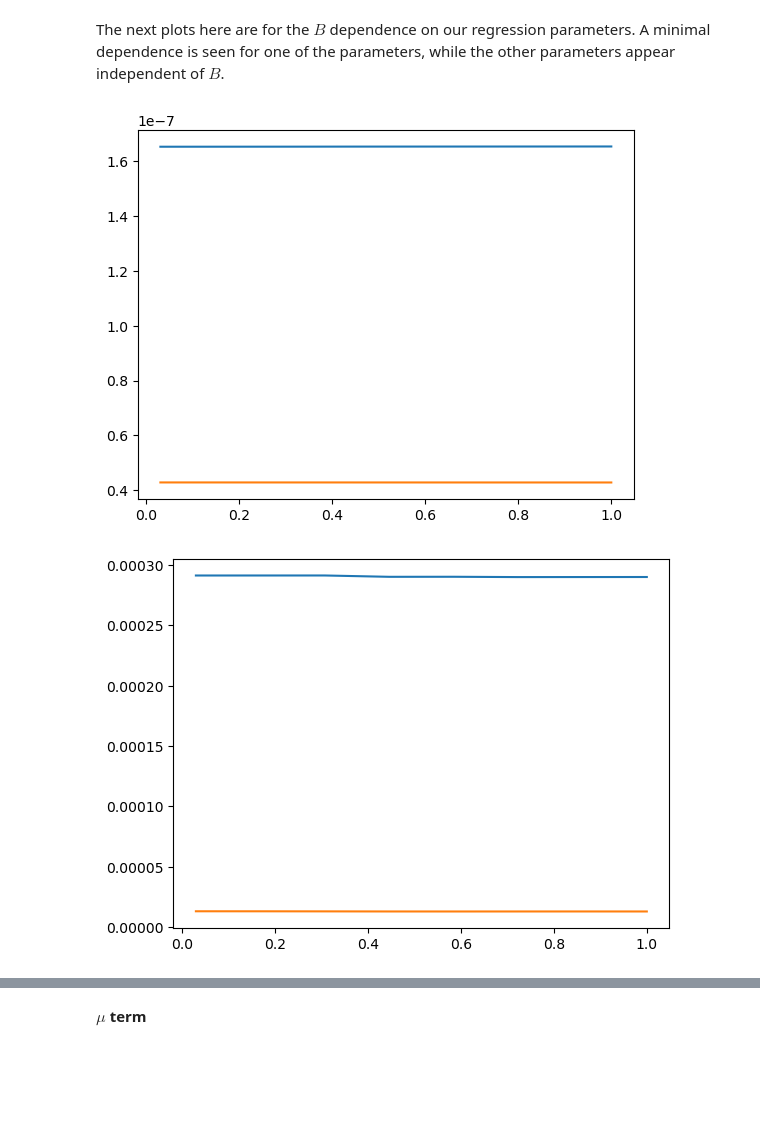
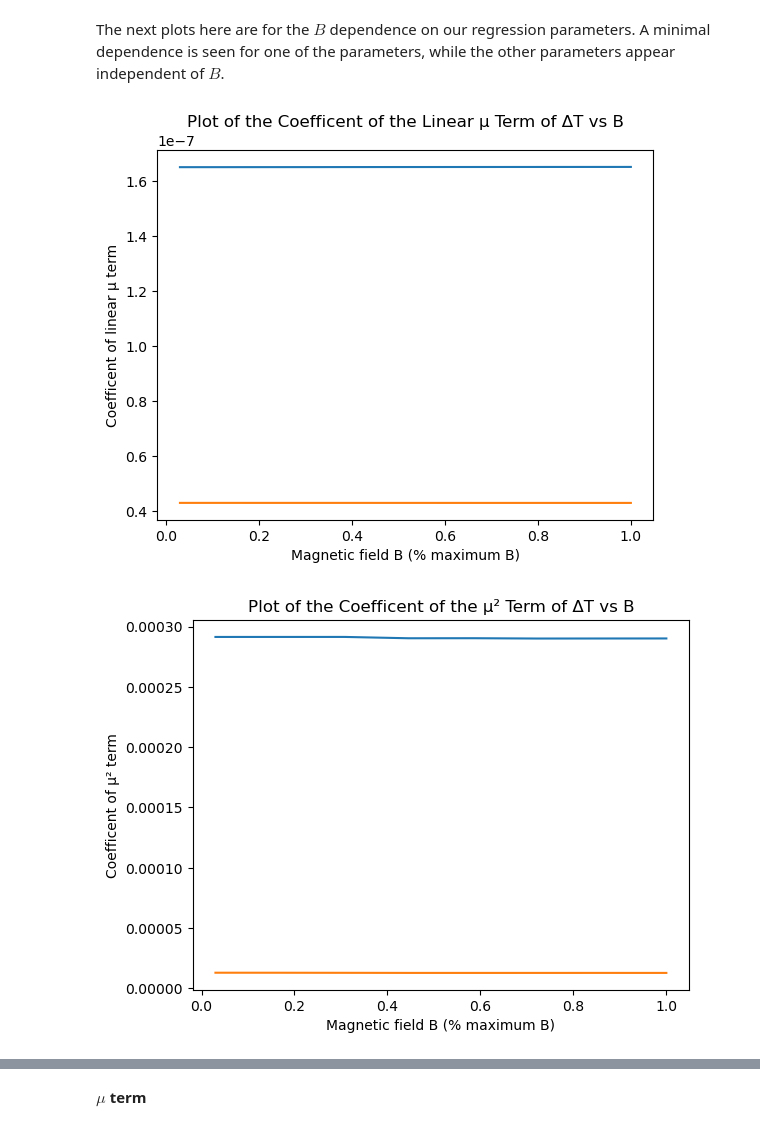
Before and after one commit to BethGould/2024-2025_Thesis, a Jupyter notebook: Notebook_Fast_t_IVP.ipynb, the cells around one changed output, grey strips where cells are left out. Saved outputs shown, nothing was run; the diff lists cells and outputs as text; code cells hidden in the pictures; blank space fills up the shorter version.

```diff
--- a/Notebook_Fast_t_IVP.ipynb
+++ b/Notebook_Fast_t_IVP.ipynb
@@ -314,9 +317,13 @@ d2i = [1, 8]
 ilim = max(len(ki), len(bi), len(d1i), len(d2i))
 
 fig, ax = plt.subplots()
+
+plt.title(f"Plot of the Coefficent of the Linear \u03BC Term of \u0394T vs dk")
+ax.set_ylabel('Coefficent of linear \u03BC term')
+ax.set_xlabel("Change in wavenumber k (dk (%))")
+
 for i in range(ilim):
     ax.plot(dk_g, slope_lin[:,bi[i],d1i[i],d2i[i]])
-#plt.axline((0,0), (1e-12,0), color='k')
-#plt.axline((0,0), (0,1e-12), color='k')
+
 plt.show()
 # %% [output]
@@ -332,9 +339,12 @@ d2i = [1, 8]
 ilim = max(len(ki), len(bi), len(d1i), len(d2i))
 
 fig, ax = plt.subplots()
+plt.title(f"Plot of the Coefficent of the \u03BC\u00b2 Term of \u0394T vs dk")
+ax.set_ylabel('Coefficent of \u03BC\u00b2 term')
+ax.set_xlabel("Change in wavenumber k (dk (%))")
+
 for i in range(ilim):
     ax.plot(dk_g, slope_quad[:,bi[i],d1i[i],d2i[i]])
-#plt.axline((0,0), (1e-12,0), color='k')
-#plt.axline((0,0), (0,1e-12), color='k')
+
 plt.show()
 # %% [output]
@@ -350,9 +360,12 @@ d2i = [1, 8]
 ilim = max(len(ki), len(bi), len(d1i), len(d2i))
 
 fig, ax = plt.subplots()
+plt.title(f"Plot of the Coefficent of the \u03BC Independent Term of \u0394T vs dk")
+ax.set_ylabel('Coefficent of \u03BC independent term')
+ax.set_xlabel("Change in wavenumber k (dk (%))")
+
 for i in range(ilim):
     ax.plot(dk_g, intercept[:,bi[i],d1i[i],d2i[i]])
-#plt.axline((0,0), (1e-12,0), color='k')
-#plt.axline((0,0), (0,1e-12), color='k')
+
 plt.show()
 # %% [output]
@@ -368,31 +381,38 @@ d1i = [1, 8]
 d2i = [1, 8]
 
 ilim = max(len(ki), len(bi), len(d1i), len(d2i))
+
 fig, ax = plt.subplots()
+plt.title(f"Plot of the Coefficent of the Linear \u03BC Term of \u0394T vs B")
+ax.set_ylabel('Coefficent of linear \u03BC term')
+ax.set_xlabel("Magnetic field B (% maximum B)")
+
 for i in range(ilim):
     ax.plot(B_g, slope_lin[ki[i],:,d1i[i],d2i[i]])
-#plt.axline((0,0), (1e-12,0), color='k')
-#plt.axline((0,0), (0,1e-12), color='k')
+
 plt.show()
 # %% [output]
-[figure, old version]
+[figure, new version]
 # %%
 # B vs quadratic mu dependence
 
 ki  = [2, 6]
 bi  = [3, 1]
 d1i = [1, 8]
 d2i = [1, 8]
 
 ilim = max(len(ki), len(bi), len(d1i), len(d2i))
 fig, ax = plt.subplots()
+plt.title(f"Plot of the Coefficent of the \u03BC\u00b2 Term of \u0394T vs B")
+ax.set_ylabel('Coefficent of \u03BC\u00b2 term')
+ax.set_xlabel("Magnetic field B (% maximum B)")
+
 for i in range(ilim):
     ax.plot(B_g, slope_quad[ki[i],:,d1i[i],d2i[i]])
-#plt.axline((0,0), (1e-12,0), color='k')
-#plt.axline((0,0), (0,1e-12), color='k')
+
 plt.show()
 # %% [output]
-[figure, old version]
+[figure, new version]
 # %%
 # B vs terms independent of mu
 
```
Also changed, not shown: parts of 47 cells of this notebook, 19 other files.
